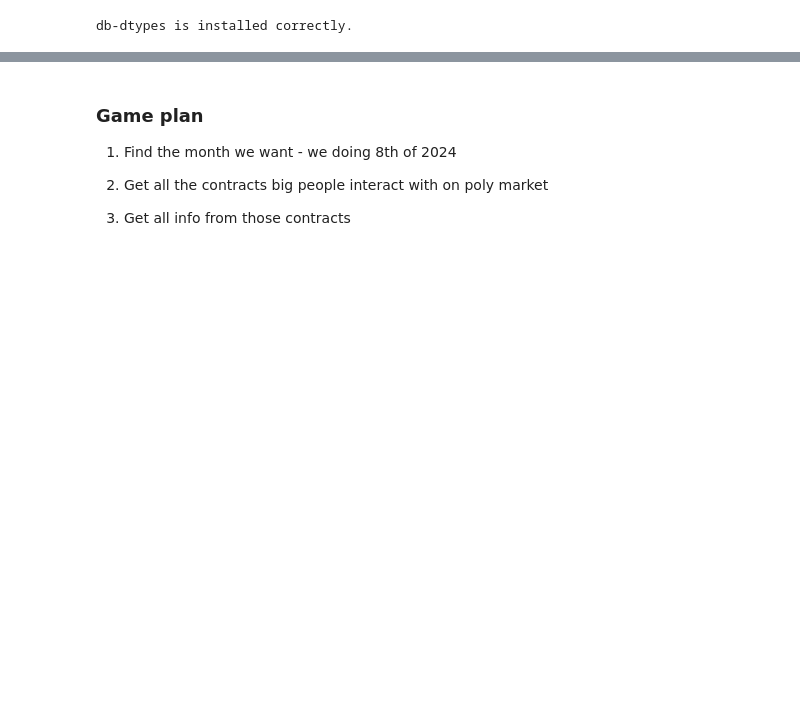
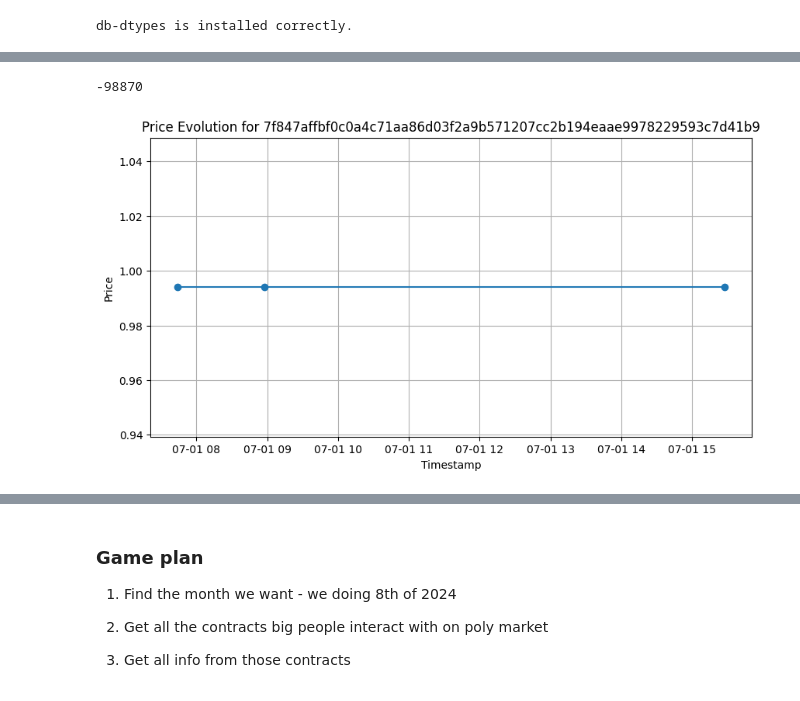
Before and after one commit to jonahk0702/How-Are-Returns-Distributed-in-Prediction-Markets, a Jupyter notebook: main.ipynb, the cells around one changed output, grey strips where cells are left out. Saved outputs shown, nothing was run; the diff lists cells and outputs as text; code cells hidden in the pictures; blank space fills up the shorter version.

```diff
--- a/main.ipynb
+++ b/main.ipynb
@@ -73,0 +225,8 @@ df_unique
+# %%
+people["0x000000000000000000000000c5d563a36ae78145c45a50134d48a1215220f80a"].balance
+# %% [output]
+-98870
+# %%
+stockExchange.stocks["7f847affbf0c0a4c71aa86d03f2a9b571207cc2b194eaae9978229593c7d41b9"].plot_prices()
+# %% [output]
+[figure, added]
```
Also changed, not shown: parts of 20 cells of this notebook, 4 other files.
